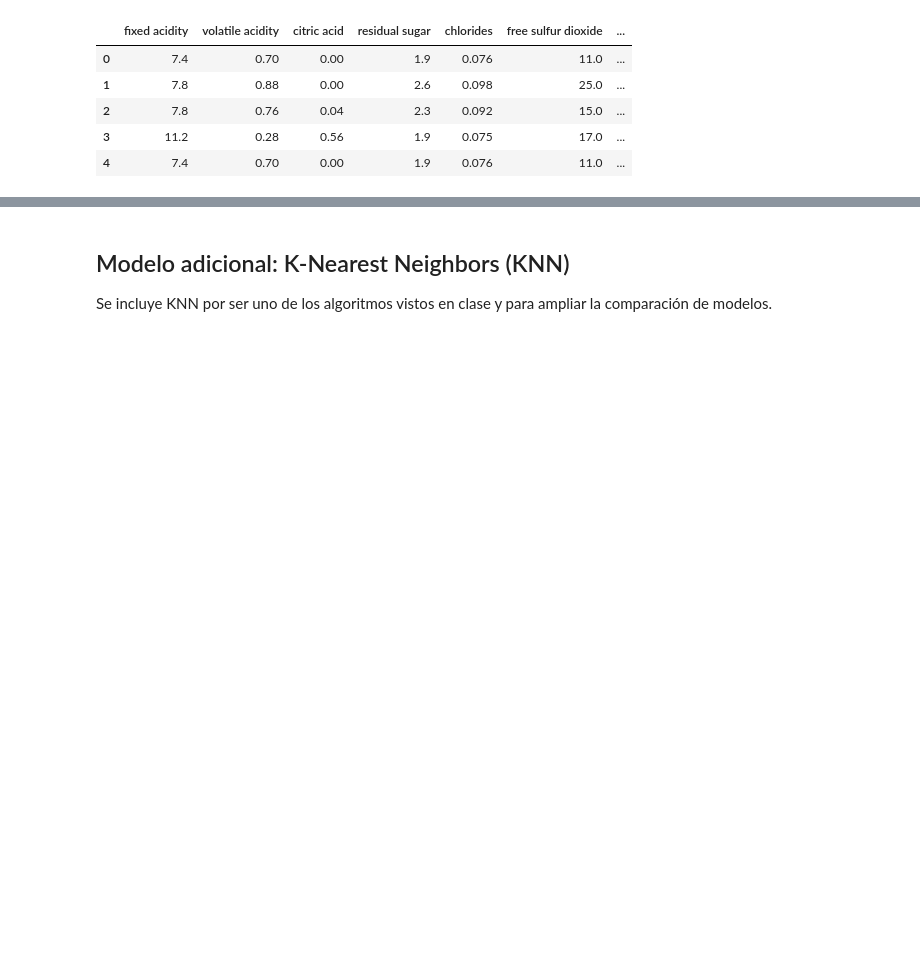
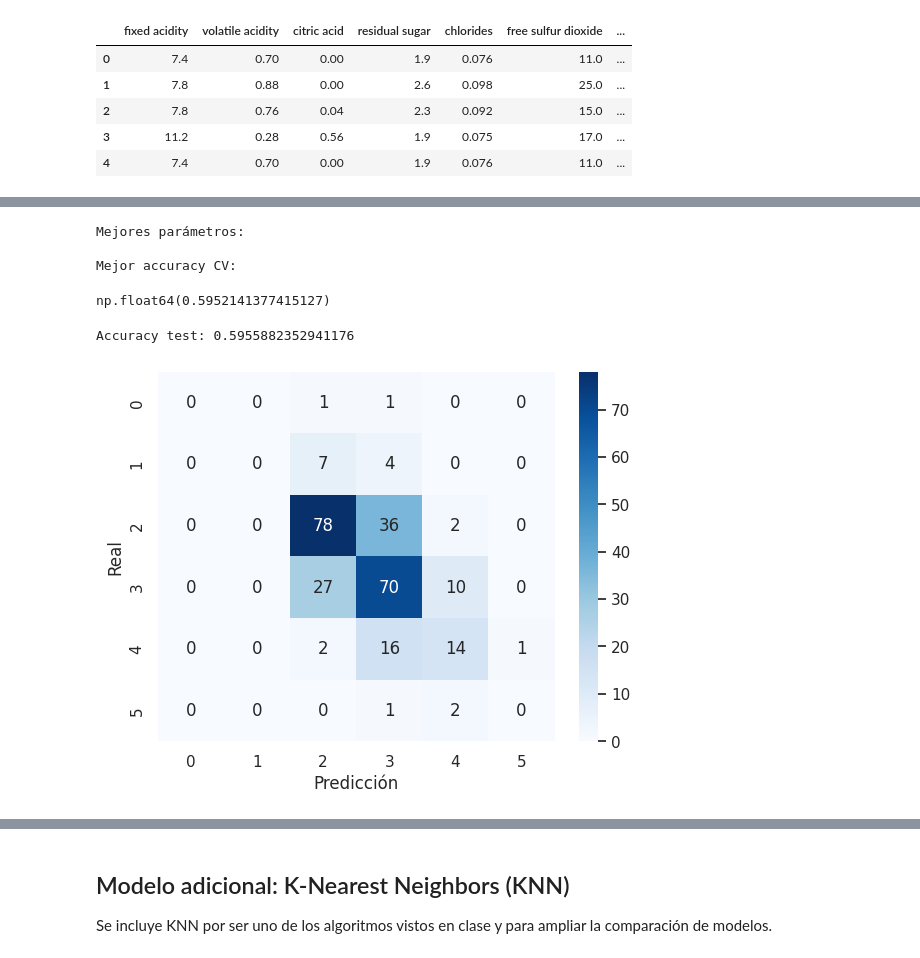
Before and after one commit to 4GeeksAcademy/dori1888-intro-ml, a Jupyter notebook: src/08-knn.ipynb, the cells around one changed output, grey strips where cells are left out. Cells and saved outputs as stored; diff of their text form; code cells hidden in the pictures; blank space fills up the shorter version.

```diff
--- a/src/08-knn.ipynb
+++ b/src/08-knn.ipynb
@@ -36,0 +85,23 @@ df.head()
+# %%
+pipeline = Pipeline([
+    ("scaler", StandardScaler()),
+    ("selector", SelectKBest(score_func=f_classif)),
+    ("knn", KNeighborsClassifier())
+])
+# %%
+param_grid = {
+    "selector__k": [5, 10, 15, "all"],
+    "knn__n_neighbors": list(range(1, 21)),
+    "knn__weights": ["uniform", "distance"],
+    "knn__metric": ["euclidean", "manhattan"]
+}
+# %%
+grid = GridSearchCV(
+    pipeline,
+    param_grid,
+    cv=5,
+    scoring="accuracy",
+    n_jobs=-1
+)
+
+grid.fit(X_train, y_train)
@@ -36,0 +121,28 @@ df.head()
+# %%
+print("Mejores parámetros:")
+grid.best_params_
+
+print("\nMejor accuracy CV:")
+grid.best_score_
+# %% [output]
+Mejores parámetros:
+
+Mejor accuracy CV:
+np.float64(0.5952141377415127)
+# %%
+best_model = grid.best_estimator_
+
+y_pred = best_model.predict(X_test)
+
+print("Accuracy test:", accuracy_score(y_test, y_pred))
+# %% [output]
+Accuracy test: 0.5955882352941176
+# %%
+cm = confusion_matrix(y_test, y_pred)
+
+sns.heatmap(cm, annot=True, fmt="d", cmap="Blues")
+plt.xlabel("Predicción")
+plt.ylabel("Real")
+plt.show()
+# %% [output]
+[figure, added]
```
Also changed, not shown: parts of 25 cells of this notebook.
